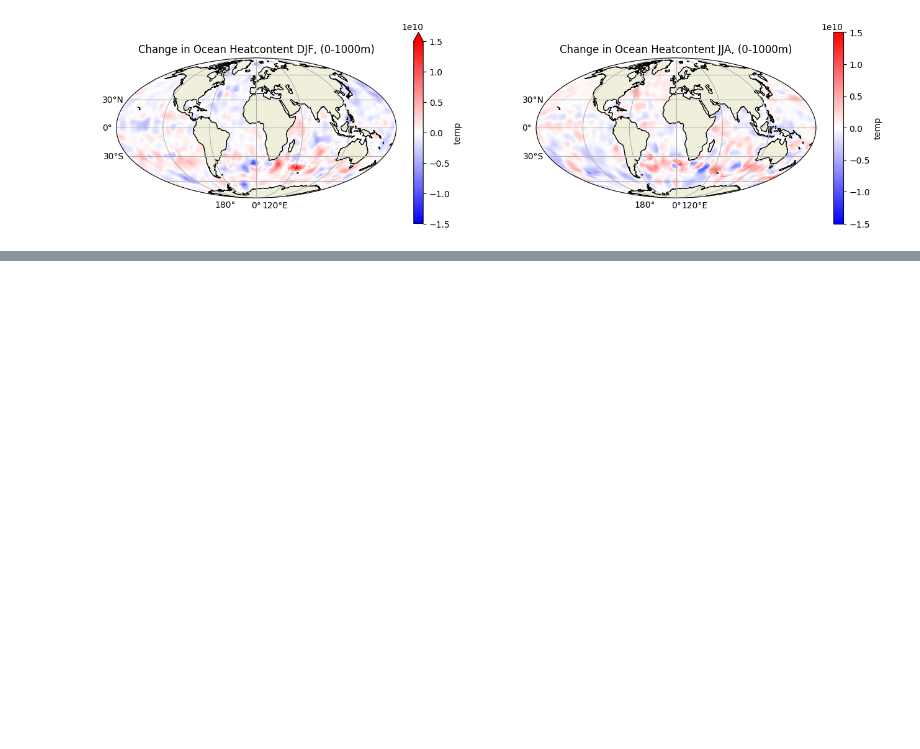
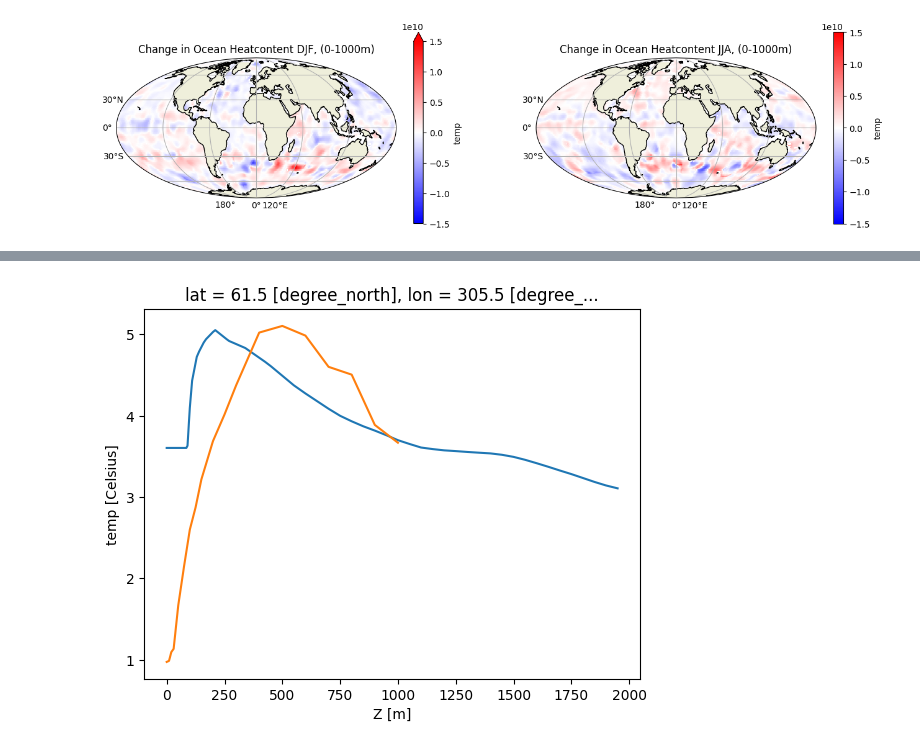
Before and after one commit to JRethemeier/Thermohaline-Circulation, a Jupyter notebook: Assignment2/Assignment2.ipynb, the cells around one changed output, grey strips where cells are left out. Cells and saved outputs as stored; diff of their text form; code cells hidden in the pictures; blank space fills up the shorter version.

```diff
--- a/Assignment2/Assignment2.ipynb
+++ b/Assignment2/Assignment2.ipynb
@@ -128,0 +196,6 @@ plt.show()
+# %%
+mimoc_dimensions.sel(lat=61, lon=305, method="nearest").POTENTIAL_TEMPERATURE.plot()
+levitus.sel(lat=61, lon=305, T=0.5, method="nearest").temp.plot()
+plt.show()
+# %% [output]
+[figure, added]
```
Also changed, not shown: parts of 13 cells of this notebook, 1 other file.
